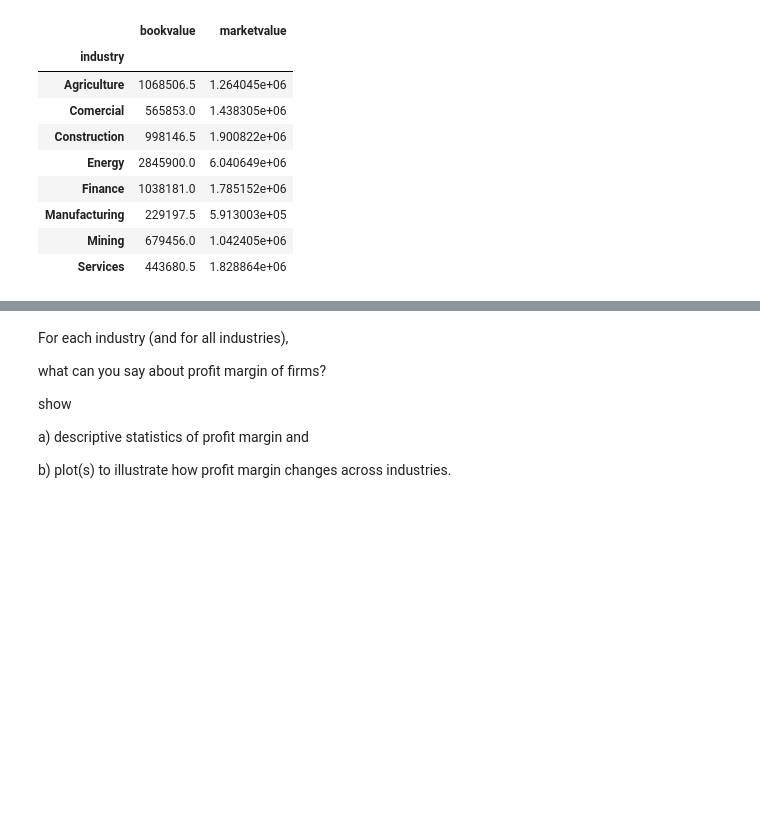
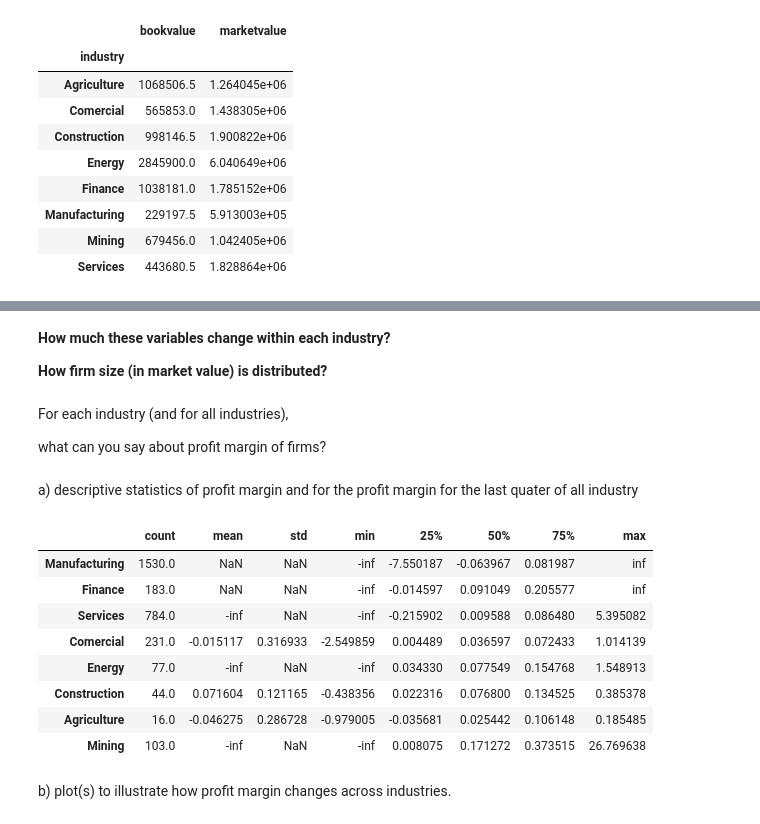
Before and after one commit to A01706648/TC3006C_Deliver, a Jupyter notebook: m1/M1_Delivery.ipynb, the cells around one changed output, grey strips where cells are left out. Cells and saved outputs as stored; diff of their text form; code cells hidden in the pictures; blank space fills up the shorter version.

```diff
--- a/m1/M1_Delivery.ipynb
+++ b/m1/M1_Delivery.ipynb
@@ -188,3 +219,7 @@ Name: bookvalue, dtype: float64
+# %% [markdown]
+**How much these variables change within each industry?**
+
+**How firm size (in market value) is distributed?**
 # %%
 px.box(df_final_size, x='industry', y='bookvalue', title='Book Value of all industries')
 # %%
@@ -193,11 +228,34 @@ px.box(df_final_size, x='industry', y='marketvalue', title='Market Value of all
 For each industry (and for all industries),
 
 what can you say about profit margin of firms?
-
-show
-
-a) descriptive statistics of profit margin and
-
-b) plot(s) to illustrate how profit margin changes across industries.
+# %% [markdown]
+a) descriptive statistics of profit margin and
+for the profit margin for the last quater of all industry
+# %%
+desc_dict = {'count':[], 'mean':[], 'std':[], 'min':[], '25%':[], '50%':[], '75%':[], 'max':[]}
+
+for industry in industry_list:
+    description = df_final_size[df_final_size['industry'] == industry]['profit_margin'].describe()
+    for key in list(desc_dict.keys()):
+        desc_dict[key].append(description[key])
+    #desc_list.append(description)
+    #print(industry)
+    #print(description)
+    #print('\n')
+
+df_profit_margin = pd.DataFrame(desc_dict, index = industry_list)
+df_profit_margin
+# %% [output]
+|  | count | mean | std | min | 25% | 50% | 75% | max |
+| Manufacturing | 1530.0 | NaN | NaN | -inf | -7.550187 | -0.063967 | 0.081987 | inf |
+| Finance | 183.0 | NaN | NaN | -inf | -0.014597 | 0.091049 | 0.205577 | inf |
+| Services | 784.0 | -inf | NaN | -inf | -0.215902 | 0.009588 | 0.086480 | 5.395082 |
+| Comercial | 231.0 | -0.015117 | 0.316933 | -2.549859 | 0.004489 | 0.036597 | 0.072433 | 1.014139 |
+| Energy | 77.0 | -inf | NaN | -inf | 0.034330 | 0.077549 | 0.154768 | 1.548913 |
+| Construction | 44.0 | 0.071604 | 0.121165 | -0.438356 | 0.022316 | 0.076800 | 0.134525 | 0.385378 |
+| Agriculture | 16.0 | -0.046275 | 0.286728 | -0.979005 | -0.035681 | 0.025442 | 0.106148 | 0.185485 |
+| Mining | 103.0 | -inf | NaN | -inf | 0.008075 | 0.171272 | 0.373515 | 26.769638 |
+# %% [markdown]
+b) plot(s) to illustrate how profit margin changes across industries.
 # %%
 px.box(df_final_size, x='industry', y='profit_margin', title='Profit Margin of all industries')
```
Also changed, not shown: parts of 13 cells of this notebook.
